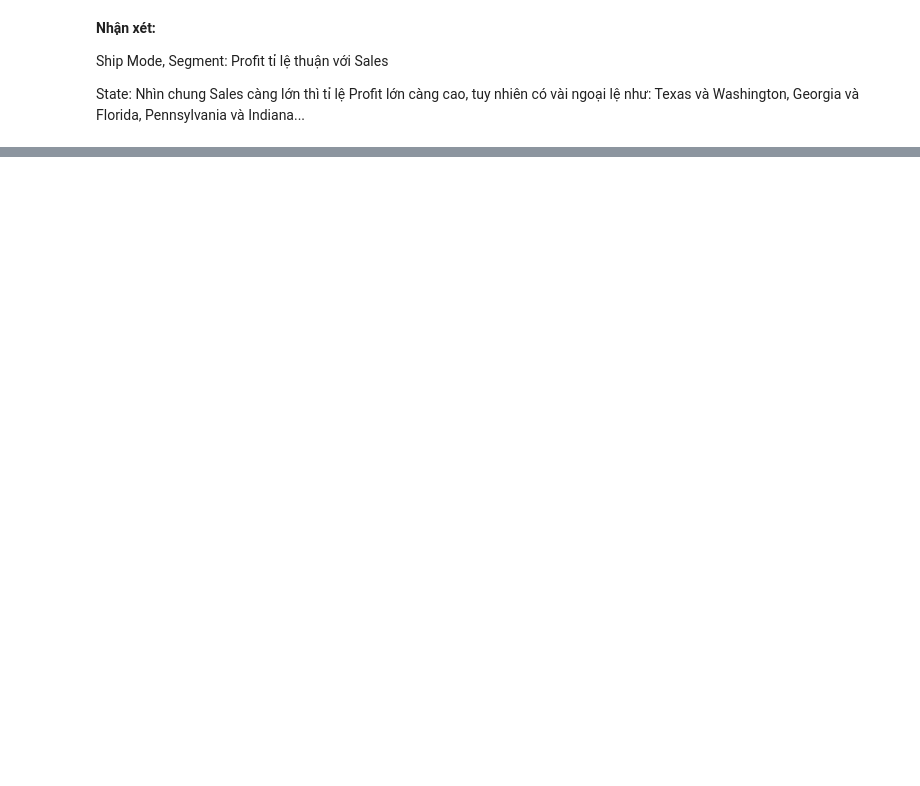
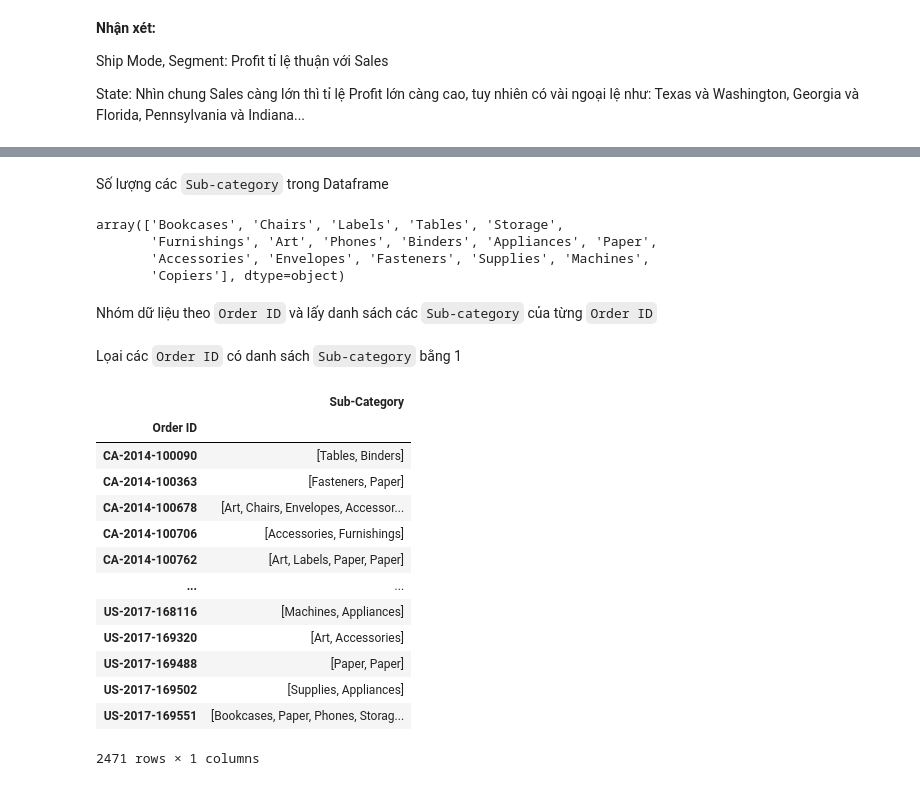
Before and after one commit to khangnl24112002/DataVisualization_Group02_Lab01, a Jupyter notebook: main.ipynb, the cells around one changed output, grey strips where cells are left out. Saved outputs shown, nothing was run; the diff lists cells and outputs as text; code cells hidden in the pictures; blank space fills up the shorter version.

```diff
--- a/main.ipynb
+++ b/main.ipynb
@@ -1222,0 +1231,11 @@ State: Nhìn chung Sales càng lớn thì tỉ lệ Profit lớn càng cao, tuy
+# %% [markdown]
+Số lượng các `Sub-category` trong Dataframe
+# %%
+df['Sub-Category'].unique()
+# %% [output]
+array(['Bookcases', 'Chairs', 'Labels', 'Tables', 'Storage',
+       'Furnishings', 'Art', 'Phones', 'Binders', 'Appliances', 'Paper',
+       'Accessories', 'Envelopes', 'Fasteners', 'Supplies', 'Machines',
+       'Copiers'], dtype=object)
+# %% [markdown]
+Nhóm dữ liệu theo `Order ID` và lấy danh sách các `Sub-category` của từng `Order ID`
@@ -1222,0 +1245,20 @@ State: Nhìn chung Sales càng lớn thì tỉ lệ Profit lớn càng cao, tuy
+# %% [markdown]
+Lọai các `Order ID` có danh sách `Sub-category` bằng 1
+# %%
+order_data = order_data[order_data['Sub-Category'].apply(lambda x: len(x)) > 1]
+order_data
+# %% [output]
+|  | Sub-Category |
+| Order ID |  |
+| CA-2014-100090 | [Tables, Binders] |
+| CA-2014-100363 | [Fasteners, Paper] |
+| CA-2014-100678 | [Art, Chairs, Envelopes, Accessor... |
+| CA-2014-100706 | [Accessories, Furnishings] |
+| CA-2014-100762 | [Art, Labels, Paper, Paper] |
+| ... | ... |
+| US-2017-168116 | [Machines, Appliances] |
+| US-2017-169320 | [Art, Accessories] |
+| US-2017-169488 | [Paper, Paper] |
+| US-2017-169502 | [Supplies, Appliances] |
+| US-2017-169551 | [Bookcases, Paper, Phones, Storag... |
+2471 rows × 1 columns
```
Also changed, not shown: parts of 23 cells of this notebook.
